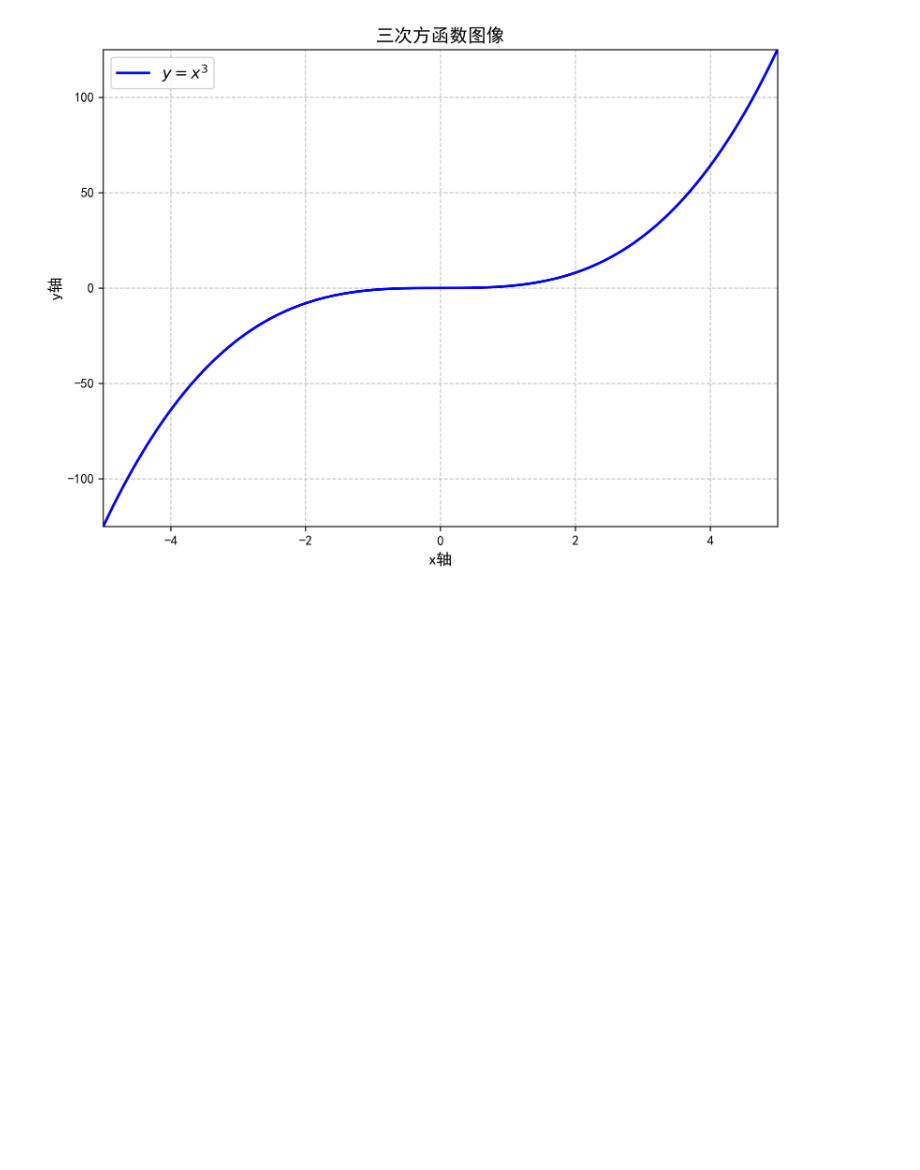
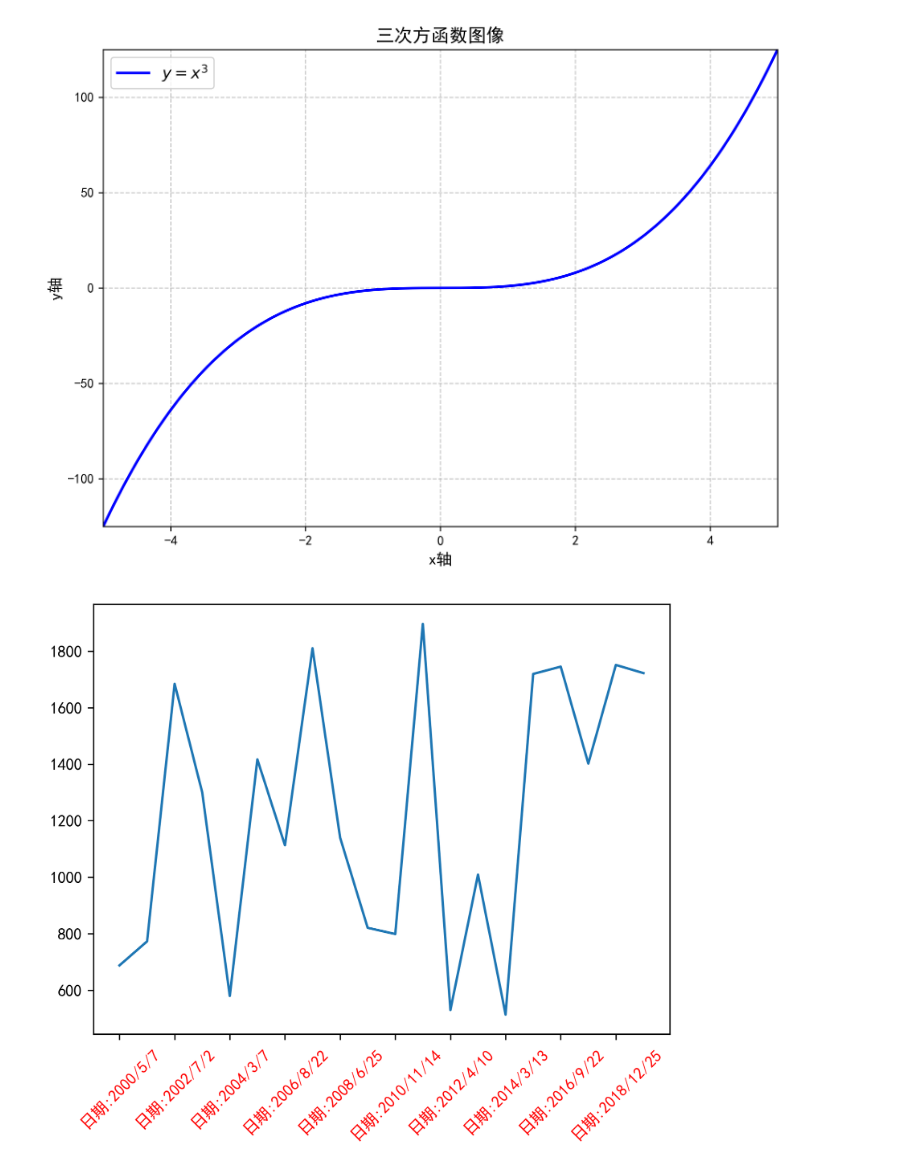
Before and after one commit to shayu280274/shayu, a Jupyter notebook: day3/task7.ipynb, the cells around one changed output. Saved outputs shown, nothing was run; the diff lists cells and outputs as text; code cells hidden in the pictures; blank space fills up the shorter version.

```diff
--- a/day3/task7.ipynb
+++ b/day3/task7.ipynb
@@ -41,3 +41,25 @@ plt.tight_layout()
 plt.show()
 # %% [output]
 [figure]
+# %%
+
+# 生成日期数据
+year = np.arange(2000, 2021).astype(np.str_)
+month = np.random.randint(1, 13, size=20).astype(np.str_)
+day = np.random.randint(1, 31, size=20).astype(np.str_)
+date = np.array([])
+
+for i in range(20):
+    a = np.array([year[i], month[i], day[i]])
+    b = ['/'.join(a)]  # 组合年月日
+    date = np.append(date, b)
+
+# 生成随机销量数据
+sales = np.random.randint(500, 2000, size=len(date))
+
+# 绘制图形
+plt.xticks(range(0, len(date), 2), ['日期:%s' % i for i in date][::2], rotation=45, color='red')
+plt.plot(date, sales)
+plt.show()
+# %% [output]
+[figure, added]
```
